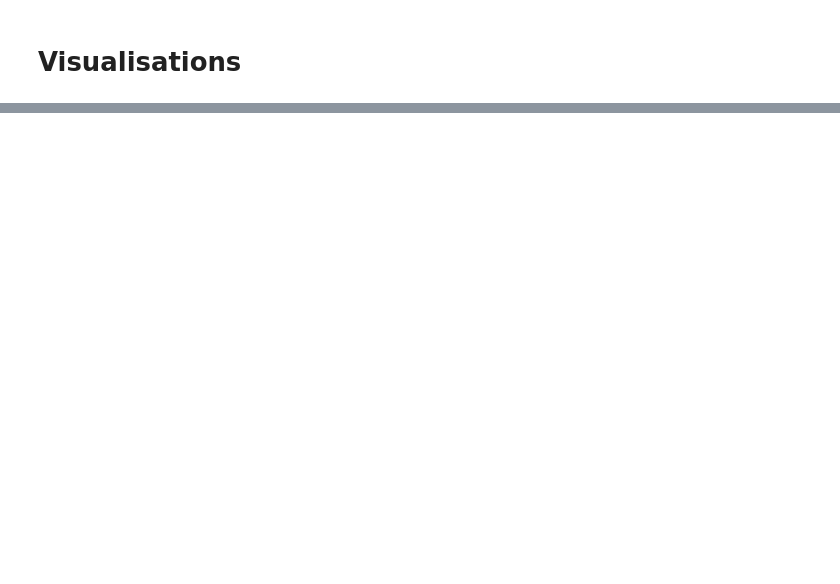
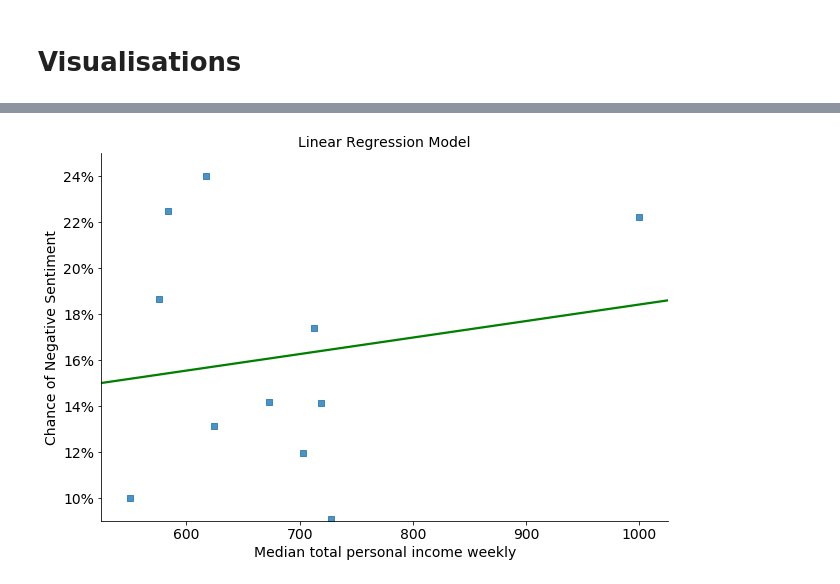
Before and after one commit to Vitaly-Yakutenko/nectar-project, a Jupyter notebook: notebooks/Final_Visualisation.ipynb, the cells around one changed output, grey strips where cells are left out. Drawn from its saved outputs; the diff is of its cells as text; code cells hidden in the pictures; blank space fills up the shorter version.

```diff
--- a/notebooks/Final_Visualisation.ipynb
+++ b/notebooks/Final_Visualisation.ipynb
@@ -384,0 +439,21 @@ plotly.offline.iplot( fig, validate=False, filename='' )
+# %%
+sentiment_data = topic_gccsa_df[sentiment_columns]
+counts = sentiment_data.sum(axis=1)
+sentiment_data = sentiment_data[counts > 15]
+counts = counts[counts > 15]
+for idx, count in counts.iteritems():
+    sentiment_data.loc[idx] = sentiment_data.loc[idx]/count
+sentiment_data = sentiment_data.join(gccsa_labour_force_df['Unemployment Rate'])\
+                                .join(gccsa_median_income_df['Median total personal income weekly'])
+# %%
+#sns.regplot(sentiment_data['Median total family income weekly'], sentiment_data['Negative'])
+sns.lmplot('Median total personal income weekly', 'Negative', sentiment_data, size=6,
+            aspect=1.5, markers='s', ci=0, line_kws={'color':'green'}, order=1)
+ax = plt.gca()
+plt.title('Linear Regression Model')
+ax.set_ylabel('Chance of Negative Sentiment')
+ax.set_ylim((0.09, 0.25))
+ax.set_yticklabels(['{:.0f}%'.format(x*100) for x in ax.get_yticks().tolist()])
+plt.show()
+# %% [output]
+[figure, added]
```
Also changed, not shown: parts of 33 cells of this notebook, 25 other files.
